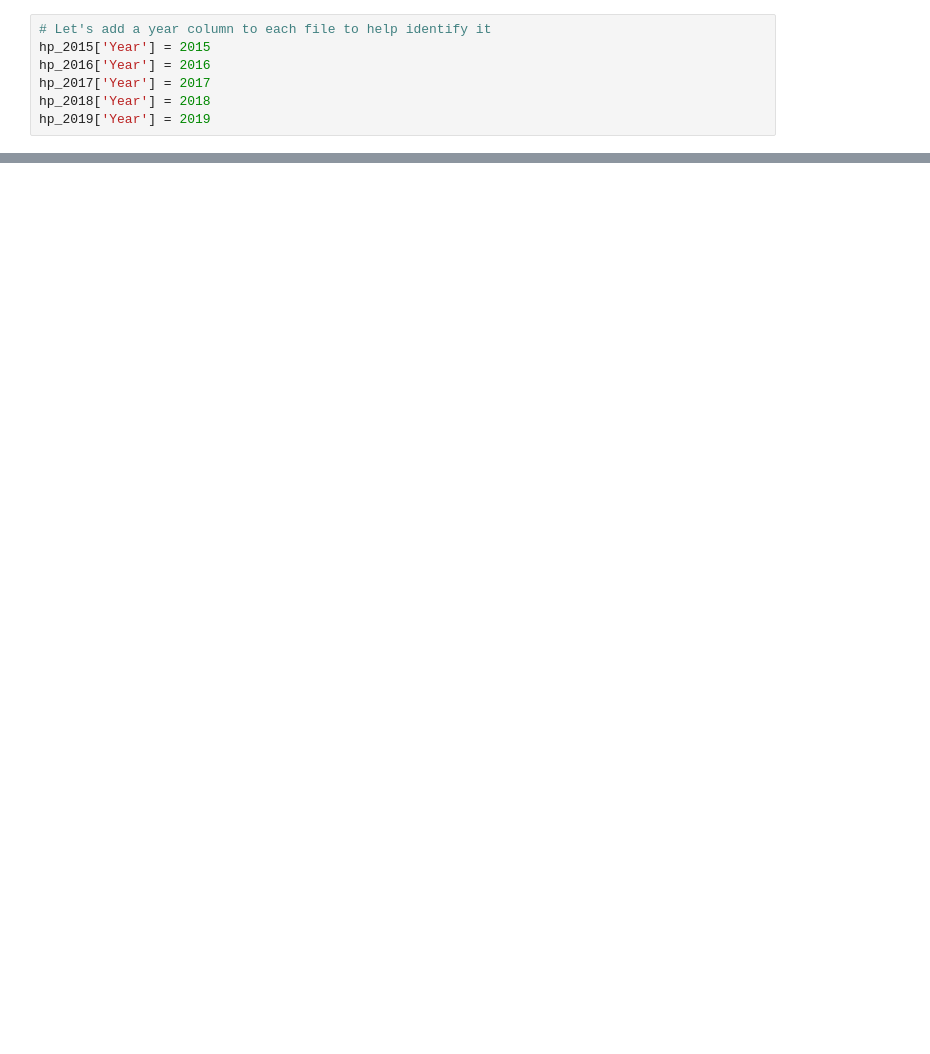
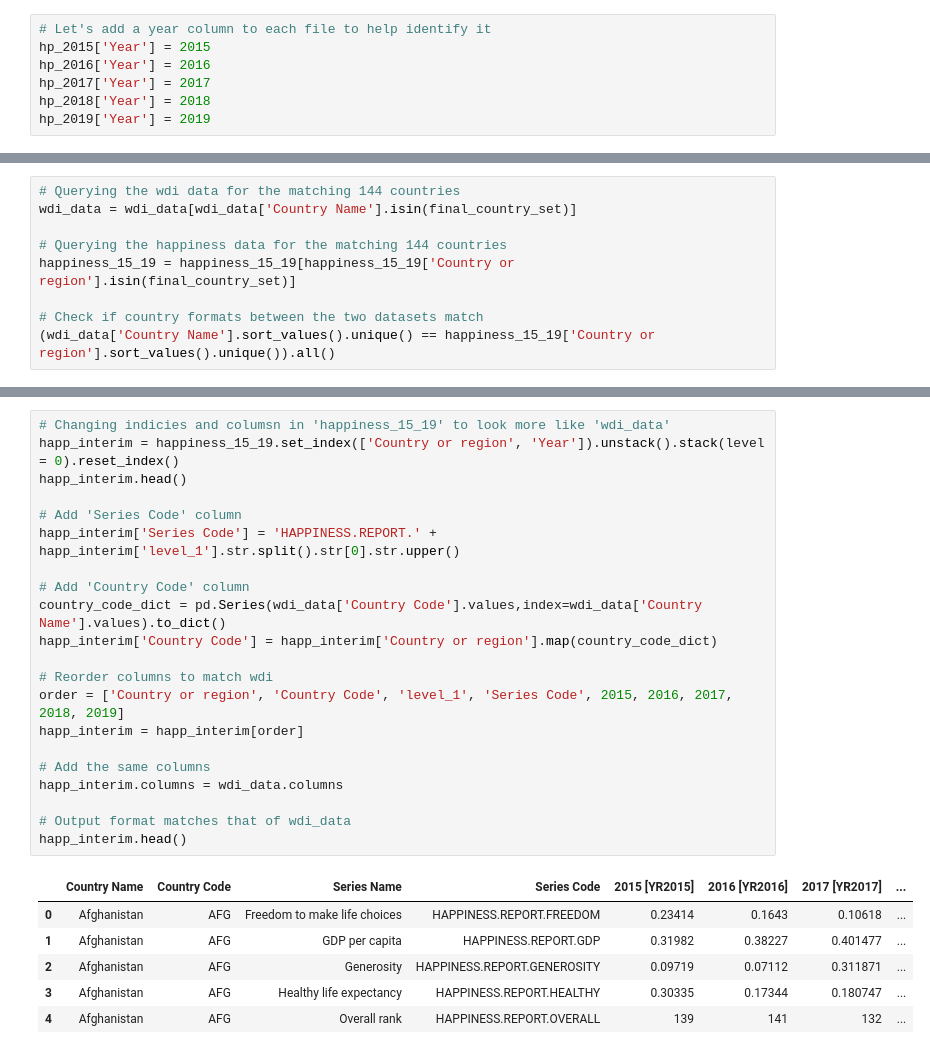
Before and after one commit to benmerrilll/country_hapiness_eda_project, a Jupyter notebook: aggregation_of_hapiness_reports.ipynb, the cells around one changed output, grey strips where cells are left out. Drawn from its saved outputs; the diff is of its cells as text; blank space fills up the shorter version.

```diff
--- a/aggregation_of_hapiness_reports.ipynb
+++ b/aggregation_of_hapiness_reports.ipynb
@@ -112,0 +238,9 @@ Name: Overall rank, dtype: int64
+# %%
+# Querying the wdi data for the matching 144 countries
+wdi_data = wdi_data[wdi_data['Country Name'].isin(final_country_set)]
+
+# Querying the happiness data for the matching 144 countries
+happiness_15_19 = happiness_15_19[happiness_15_19['Country or region'].isin(final_country_set)]
+
+# Check if country formats between the two datasets match
+(wdi_data['Country Name'].sort_values().unique() == happiness_15_19['Country or region'].sort_values().unique()).all()
@@ -112,0 +290,28 @@ Name: Overall rank, dtype: int64
+# %%
+# Changing indicies and columsn in 'happiness_15_19' to look more like 'wdi_data'
+happ_interim = happiness_15_19.set_index(['Country or region', 'Year']).unstack().stack(level = 0).reset_index()
+happ_interim.head()
+
+# Add 'Series Code' column
+happ_interim['Series Code'] = 'HAPPINESS.REPORT.' + happ_interim['level_1'].str.split().str[0].str.upper()
+
+# Add 'Country Code' column
+country_code_dict = pd.Series(wdi_data['Country Code'].values,index=wdi_data['Country Name'].values).to_dict()
+happ_interim['Country Code'] = happ_interim['Country or region'].map(country_code_dict)
+
+# Reorder columns to match wdi
+order = ['Country or region', 'Country Code', 'level_1', 'Series Code', 2015, 2016, 2017, 2018, 2019]
+happ_interim = happ_interim[order]
+
+# Add the same columns
+happ_interim.columns = wdi_data.columns
+
+# Output format matches that of wdi_data
+happ_interim.head()
+# %% [output]
+|  | Country Name | Country Code | Series Name | Series Code | 2015 [YR2015] | 2016 [YR2016] | 2017 [YR2017] | ... |
+| 0 | Afghanistan | AFG | Freedom to make life choices | HAPPINESS.REPORT.FREEDOM | 0.23414 | 0.1643 | 0.10618 | ... |
+| 1 | Afghanistan | AFG | GDP per capita | HAPPINESS.REPORT.GDP | 0.31982 | 0.38227 | 0.401477 | ... |
+| 2 | Afghanistan | AFG | Generosity | HAPPINESS.REPORT.GENEROSITY | 0.09719 | 0.07112 | 0.311871 | ... |
+| 3 | Afghanistan | AFG | Healthy life expectancy | HAPPINESS.REPORT.HEALTHY | 0.30335 | 0.17344 | 0.180747 | ... |
+| 4 | Afghanistan | AFG | Overall rank | HAPPINESS.REPORT.OVERALL | 139 | 141 | 132 | ... |
```
Also changed, not shown: parts of 34 cells of this notebook.
